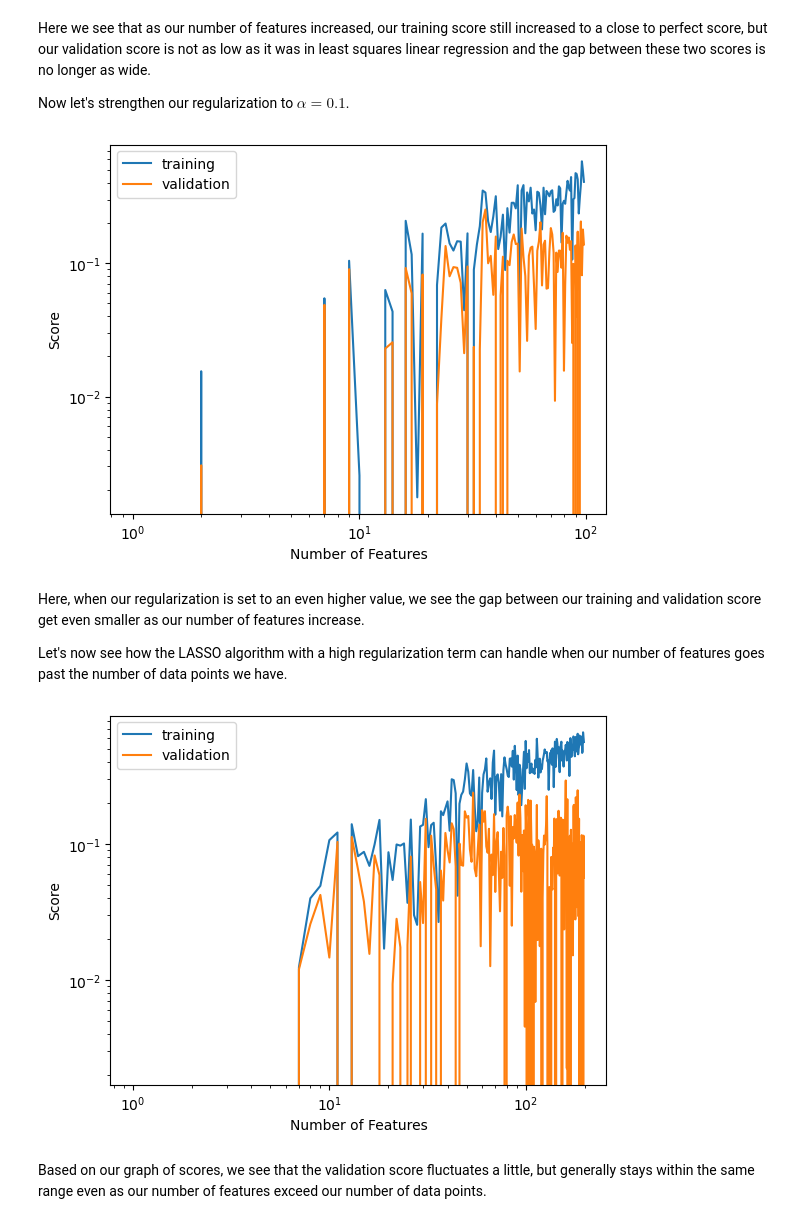
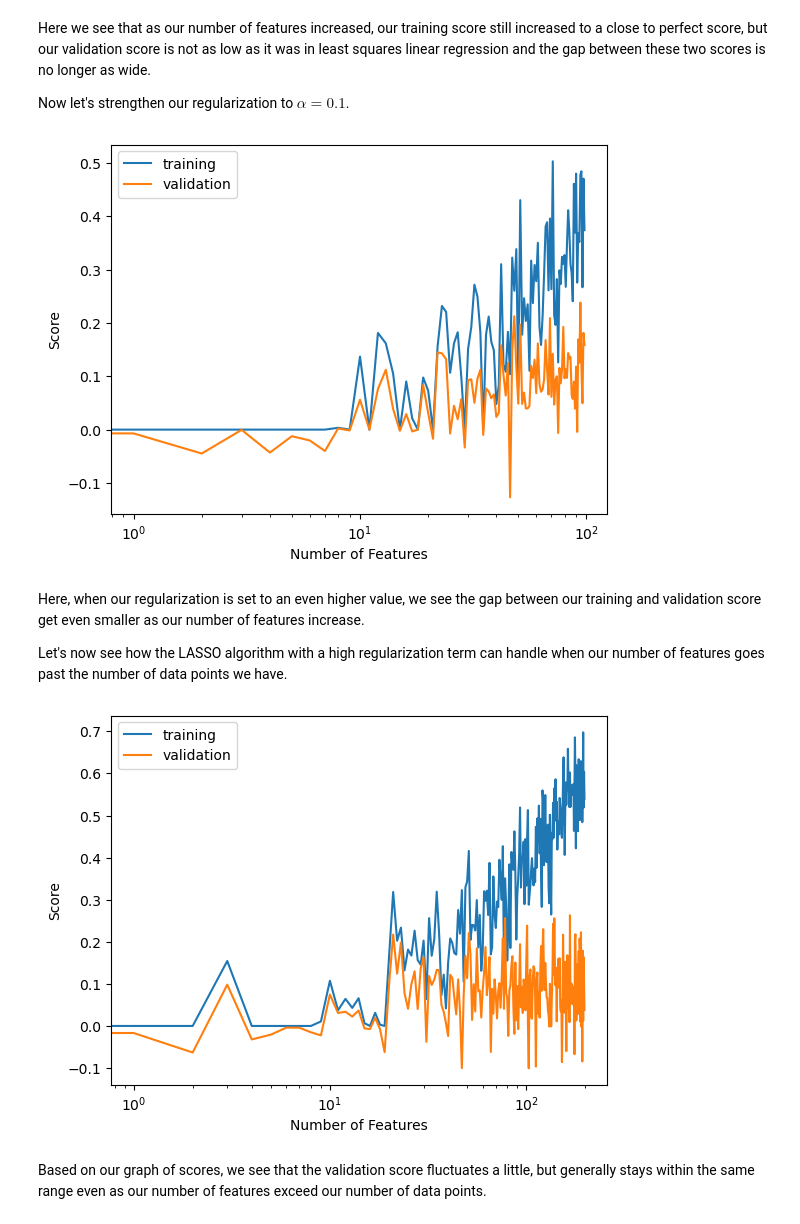
Before and after one commit to KatieMacalintal/KatieMacalintal.github.io, a Jupyter notebook: posts/linear-regression/index.ipynb, the cells around one changed output. Saved outputs shown, nothing was run; the diff lists cells and outputs as text; code cells hidden in the pictures.

```diff
--- a/posts/linear-regression/index.ipynb
+++ b/posts/linear-regression/index.ipynb
@@ -206,12 +204,11 @@ while (p_features < n_train):
 plt.plot(training_scores, label="training")
 plt.plot(validation_scores, label="validation")
 
-plt.yscale('log')
 plt.xscale('log')
 legend = plt.legend()
 labels = plt.gca().set(xlabel = "Number of Features", ylabel = "Score")
 # %% [output]
-[figure, old version]
+[figure, new version]
 # %% [markdown]
 Here, when our regularization is set to an even higher value, we see the gap between our training and validation score get even smaller as our number of features increase.
 
@@ -219,30 +216,29 @@ Let's now see how the LASSO algorithm with a high regularization term can handle
 # %%
 n_train = 100
 n_val = 100
 p_features = 1
 noise = 0.2
 
 training_scores = []
 validation_scores = []
 
 while (p_features < n_train + 100):
     L = Lasso(alpha = 0.1)
     # create some data
     X_train, y_train, X_val, y_val = LR_data(n_train, n_val, p_features, noise)
     L.fit(X_train, y_train)
     training_scores.append(L.score(X_train, y_train))
     validation_scores.append(L.score(X_val, y_val))
     p_features += 1
 
 plt.plot(training_scores, label="training")
 plt.plot(validation_scores, label="validation")
 
-plt.yscale('log')
 plt.xscale('log')
 legend = plt.legend()
 labels = plt.gca().set(xlabel = "Number of Features", ylabel = "Score")
 # %% [output]
-[figure, old version]
+[figure, new version]
 # %% [markdown]
 Based on our graph of scores, we see that the validation score fluctuates a little, but generally stays within the same range even as our number of features exceed our number of data points.
 # %% [markdown]
```
Also changed, not shown: parts of 7 cells of this notebook, 9 other files.
